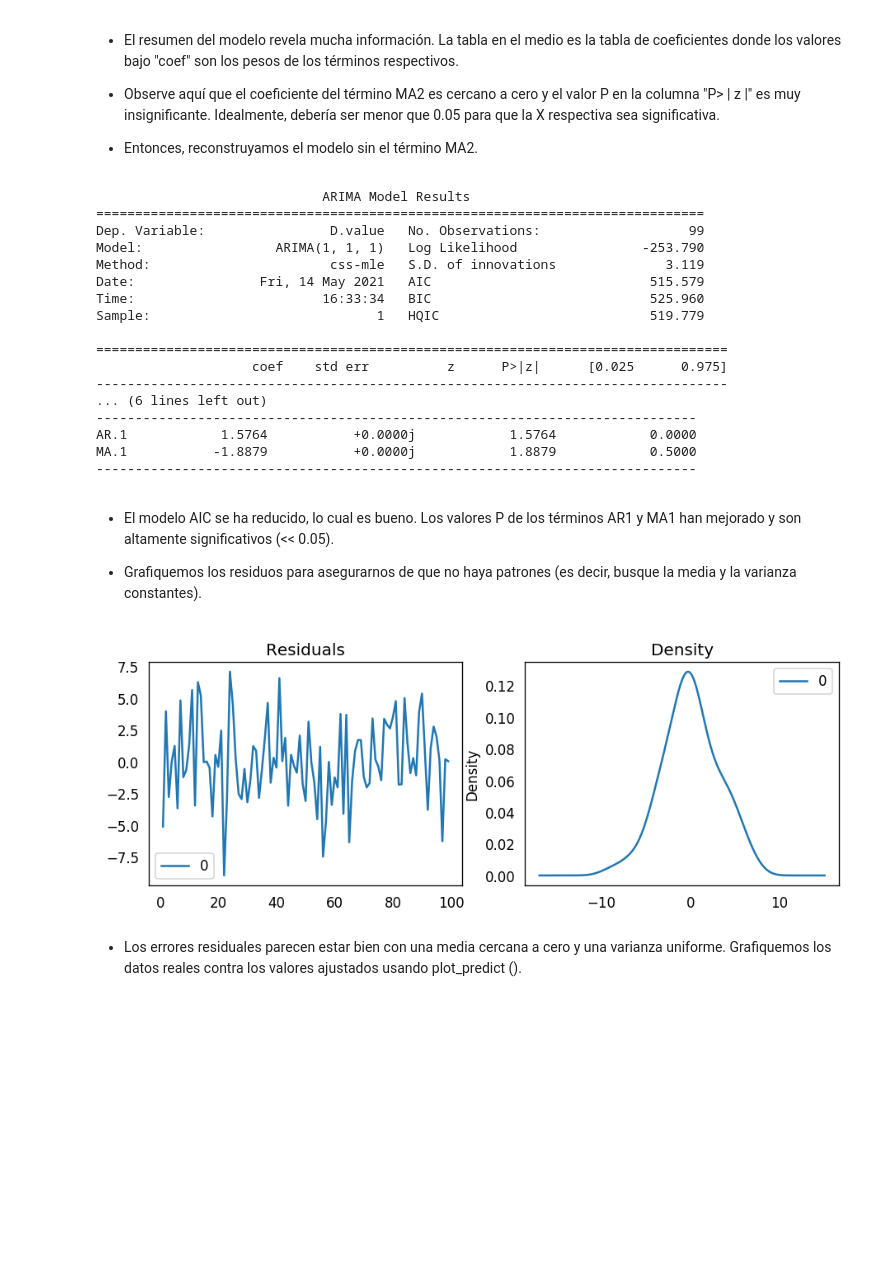
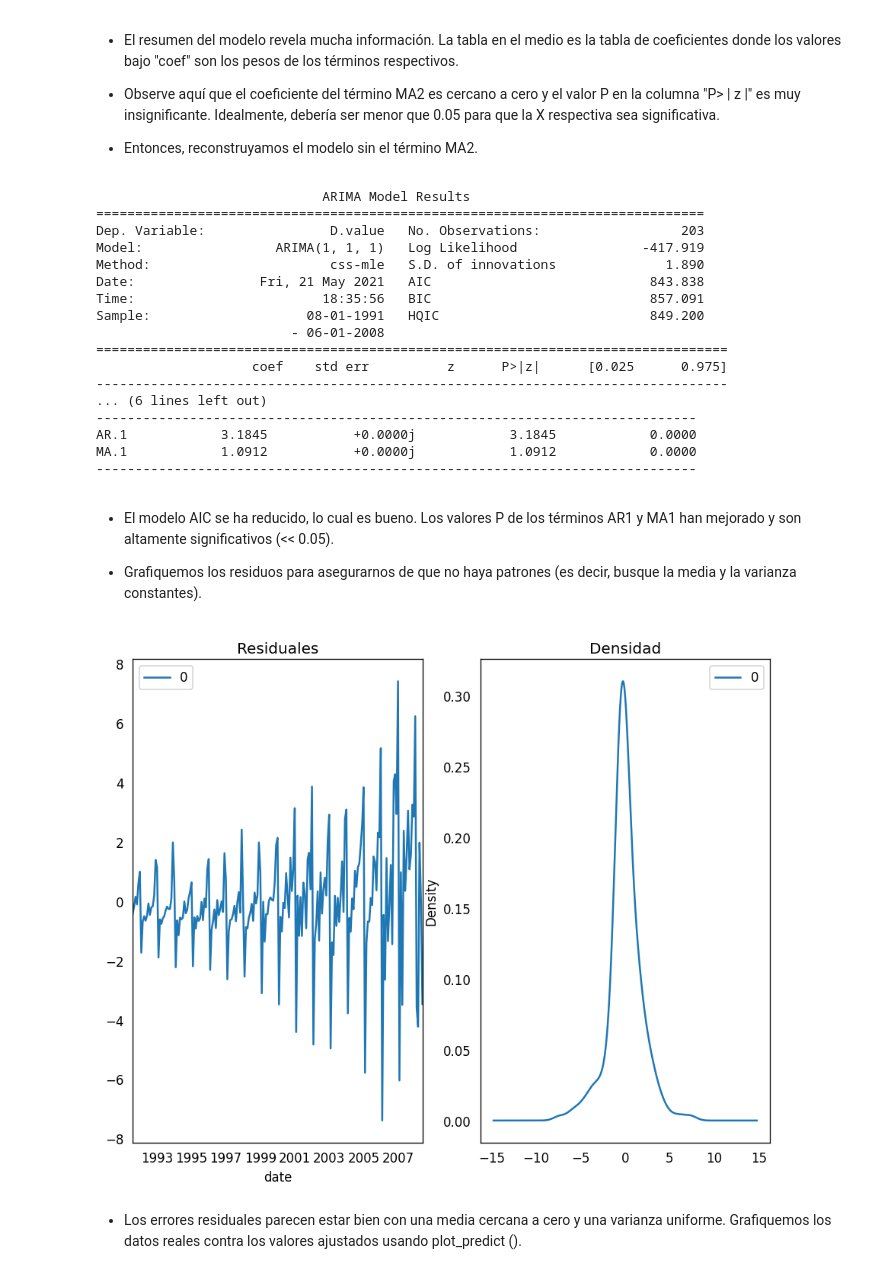
Before and after one commit to fernanvilla/MOSIS_2021_1S, a Jupyter notebook: MOSIS_Unidad_03_Practica02_Taller_Series_Tiempo.ipynb, the cells around one changed output. Cells and saved outputs as stored; diff of their text form; code cells hidden in the pictures; blank space fills up the shorter version.

```diff
--- a/MOSIS_Unidad_03_Practica02_Taller_Series_Tiempo.ipynb
+++ b/MOSIS_Unidad_03_Practica02_Taller_Series_Tiempo.ipynb
@@ -1076,6 +1079,8 @@ warnings.filterwarnings('ignore')
 
 from statsmodels.tsa.arima_model import ARIMA
 
+df = pd.read_csv('serie.csv', parse_dates=['date'], index_col='date')
+
 # 1,1,2 ARIMA Model
 model = ARIMA(df.value, order=(1,1,2))
 model_fit = model.fit(disp=0)
@@ -1112,34 +1117,34 @@ print(model_fit.summary())
 # %% [output]
                              ARIMA Model Results
 ==============================================================================
-Dep. Variable:                D.value   No. Observations:                   99
-Model:                 ARIMA(1, 1, 1)   Log Likelihood                -253.790
-Method:                       css-mle   S.D. of innovations              3.119
-Date:                Fri, 14 May 2021   AIC                            515.579
-Time:                        16:33:34   BIC                            525.960
-Sample:                             1   HQIC                           519.779
-
+Dep. Variable:                D.value   No. Observations:                  203
+Model:                 ARIMA(1, 1, 1)   Log Likelihood                -417.919
+Method:                       css-mle   S.D. of innovations              1.890
+Date:                Fri, 21 May 2021   AIC                            843.838
+Time:                        18:35:56   BIC                            857.091
+Sample:                    08-01-1991   HQIC                           849.200
+                         - 06-01-2008
 =================================================================================
                     coef    std err          z      P>|z|      [0.025      0.975]
 ---------------------------------------------------------------------------------
 ... (6 lines left out)
 -----------------------------------------------------------------------------
-AR.1            1.5764           +0.0000j            1.5764            0.0000
-MA.1           -1.8879           +0.0000j            1.8879            0.5000
+AR.1            3.1845           +0.0000j            3.1845            0.0000
+MA.1            1.0912           +0.0000j            1.0912            0.0000
 -----------------------------------------------------------------------------
 # %% [markdown]
 * El modelo AIC se ha reducido, lo cual es bueno. Los valores P de los términos AR1 y MA1 han mejorado y son altamente significativos (<< 0.05).
 
 * Grafiquemos los residuos para asegurarnos de que no haya patrones (es decir, busque la media y la varianza constantes).
 # %%
-# Plot residual errors
+# Errores Residuales
 residuals = pd.DataFrame(model_fit.resid)
 fig, ax = plt.subplots(1,2)
-residuals.plot(title="Residuals", ax=ax[0])
-residuals.plot(kind='kde', title='Density', ax=ax[1])
+residuals.plot(title="Residuales", ax=ax[0])
+residuals.plot(kind='kde', title='Densidad', ax=ax[1])
 plt.show()
 # %% [output]
-[figure, old version]
+[figure, new version]
 # %% [markdown]
 * Los errores residuales parecen estar bien con una media cercana a cero y una varianza uniforme. Grafiquemos los datos reales contra los valores ajustados usando plot_predict ().
 # %%
```
Also changed, not shown: parts of 41 cells of this notebook.
